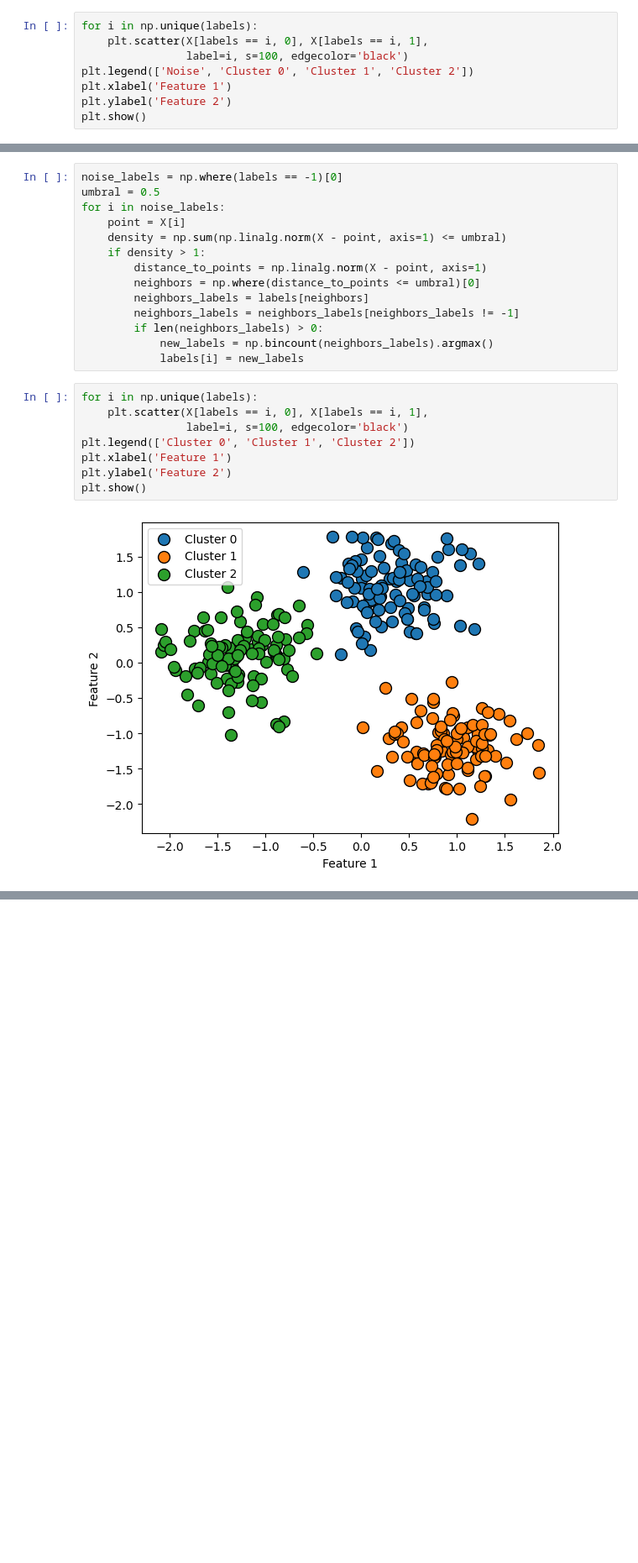
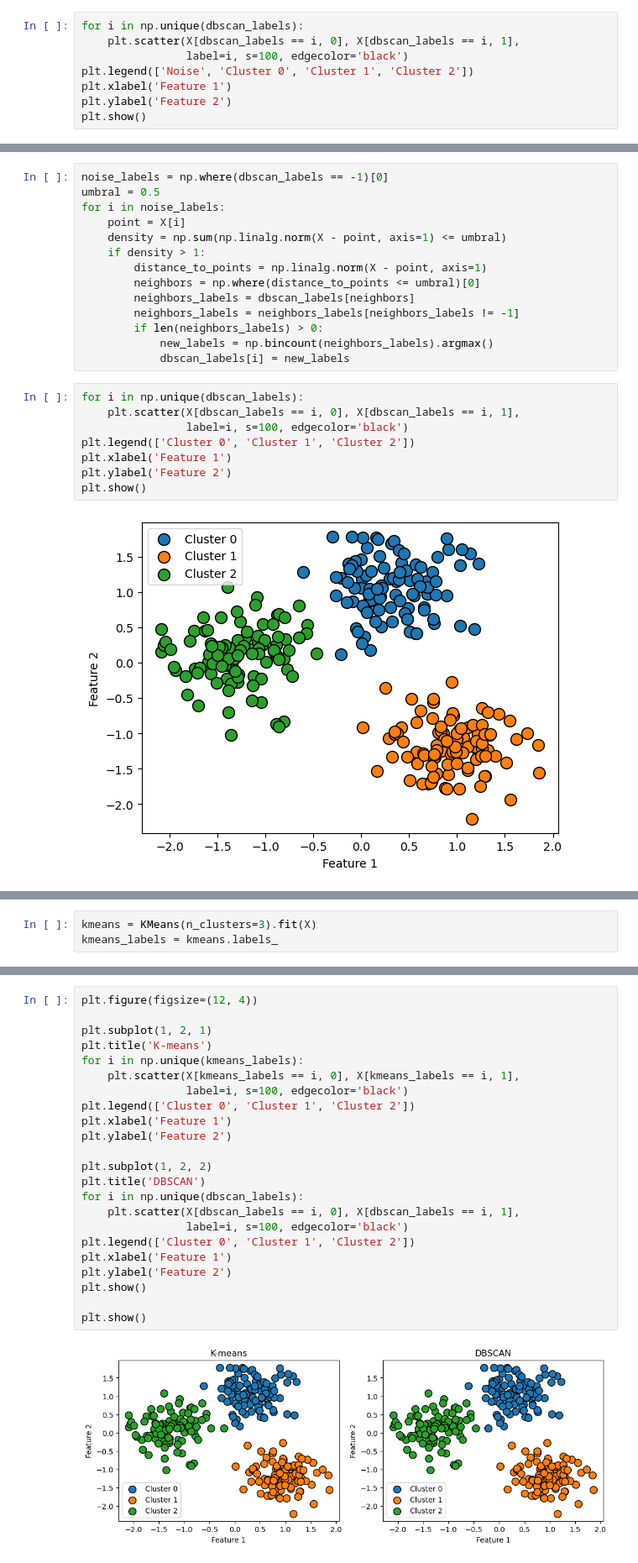
Before and after one commit to KevinMartinez1999/semillero-sofa, a Jupyter notebook: basic_algorithms/DBSCAN.ipynb, the cells around one changed output, grey strips where cells are left out. Shown at 84% size. Drawn from its saved outputs; the diff is of its cells as text; blank space fills up the shorter version.

Commit message:
Comparsion DBSCAN vs K-Means.

```diff
--- a/basic_algorithms/DBSCAN.ipynb
+++ b/basic_algorithms/DBSCAN.ipynb
@@ -21,6 +24,6 @@ labels = model.labels_.astype(int)
 # %%
-for i in np.unique(labels):
-    plt.scatter(X[labels == i, 0], X[labels == i, 1],
+for i in np.unique(dbscan_labels):
+    plt.scatter(X[dbscan_labels == i, 0], X[dbscan_labels == i, 1],
                 label=i, s=100, edgecolor='black')
 plt.legend(['Noise', 'Cluster 0', 'Cluster 1', 'Cluster 2'])
 plt.xlabel('Feature 1')
@@ -31,7 +34,7 @@ plt.show()
 # %% [markdown]
 ## Correct classless labels
 # %%
-noise_labels = np.where(labels == -1)[0]
+noise_labels = np.where(dbscan_labels == -1)[0]
 umbral = 0.5
 for i in noise_labels:
     point = X[i]
@@ -39,14 +42,14 @@ for i in noise_labels:
     if density > 1:
         distance_to_points = np.linalg.norm(X - point, axis=1)
         neighbors = np.where(distance_to_points <= umbral)[0]
-        neighbors_labels = labels[neighbors]
+        neighbors_labels = dbscan_labels[neighbors]
         neighbors_labels = neighbors_labels[neighbors_labels != -1]
         if len(neighbors_labels) > 0:
             new_labels = np.bincount(neighbors_labels).argmax()
-            labels[i] = new_labels
+            dbscan_labels[i] = new_labels
 # %%
-for i in np.unique(labels):
-    plt.scatter(X[labels == i, 0], X[labels == i, 1],
+for i in np.unique(dbscan_labels):
+    plt.scatter(X[dbscan_labels == i, 0], X[dbscan_labels == i, 1],
                 label=i, s=100, edgecolor='black')
 plt.legend(['Cluster 0', 'Cluster 1', 'Cluster 2'])
 plt.xlabel('Feature 1')
@@ -61,0 +67,3 @@ Accuracy: 99.67%
+# %%
+kmeans = KMeans(n_clusters=3).fit(X)
+kmeans_labels = kmeans.labels_
@@ -61,0 +74,25 @@ Accuracy: 99.67%
+# %%
+plt.figure(figsize=(12, 4))
+
+plt.subplot(1, 2, 1)
+plt.title('K-means')
+for i in np.unique(kmeans_labels):
+    plt.scatter(X[kmeans_labels == i, 0], X[kmeans_labels == i, 1],
+                label=i, s=100, edgecolor='black')
+plt.legend(['Cluster 0', 'Cluster 1', 'Cluster 2'])
+plt.xlabel('Feature 1')
+plt.ylabel('Feature 2')
+
+plt.subplot(1, 2, 2)
+plt.title('DBSCAN')
+for i in np.unique(dbscan_labels):
+    plt.scatter(X[dbscan_labels == i, 0], X[dbscan_labels == i, 1],
+                label=i, s=100, edgecolor='black')
+plt.legend(['Cluster 0', 'Cluster 1', 'Cluster 2'])
+plt.xlabel('Feature 1')
+plt.ylabel('Feature 2')
+plt.show()
+
+plt.show()
+# %% [output]
+[figure, added]
```
Also changed, not shown: parts of 6 cells of this notebook.
